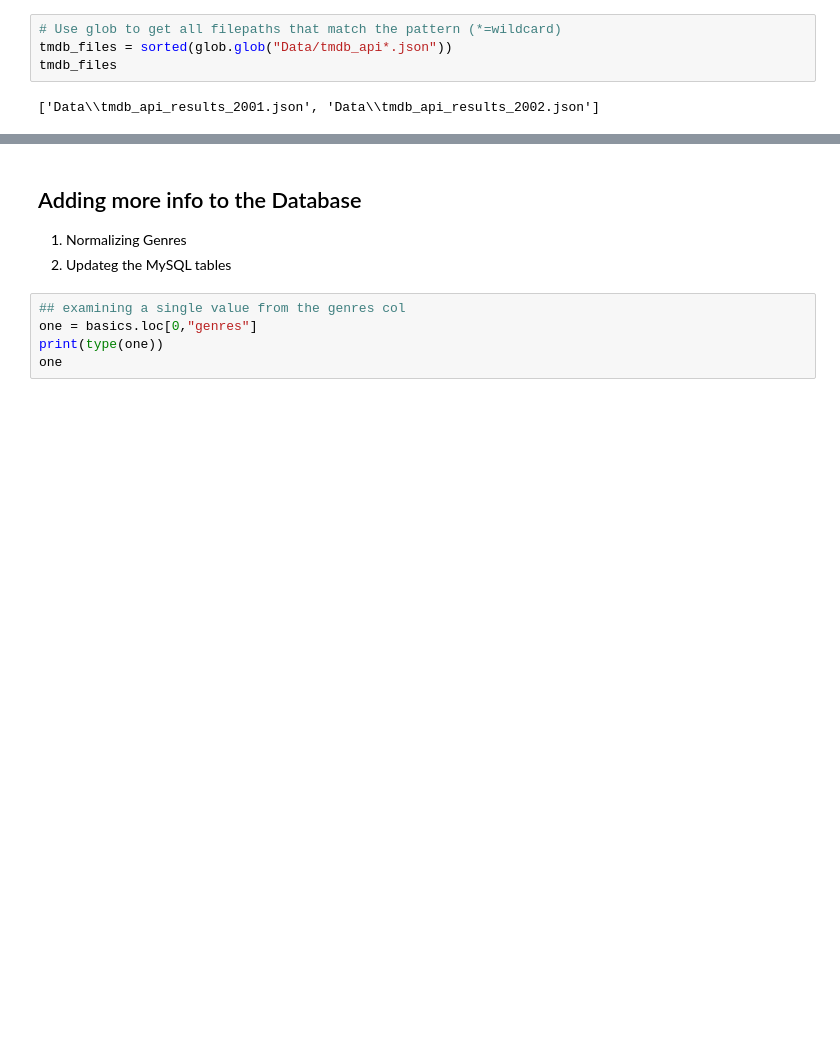
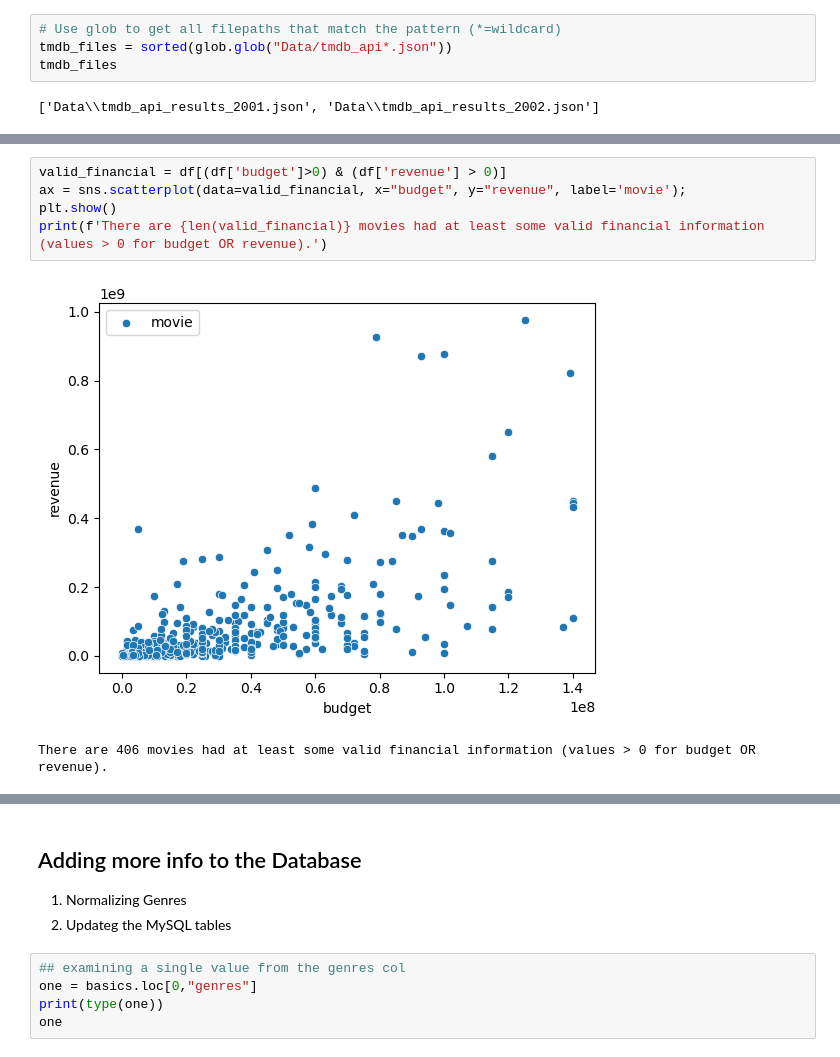
Before and after one commit to dimLMT/Movie-Business-Prediction, a Jupyter notebook: part 3.ipynb, the cells around one changed output, grey strips where cells are left out. Drawn from its saved outputs; the diff is of its cells as text; blank space fills up the shorter version.

```diff
--- a/part 3.ipynb
+++ b/part 3.ipynb
@@ -184,0 +193,8 @@ memory usage: 557.3+ KB
+# %%
+valid_financial = df[(df['budget']>0) & (df['revenue'] > 0)]
+ax = sns.scatterplot(data=valid_financial, x="budget", y="revenue", label='movie');
+plt.show()
+print(f'There are {len(valid_financial)} movies had at least some valid financial information (values > 0 for budget OR revenue).')
+# %% [output]
+[figure, added]
+There are 406 movies had at least some valid financial information (values > 0 for budget OR revenue).
```
Also changed, not shown: parts of 7 cells of this notebook, 3 other files.
